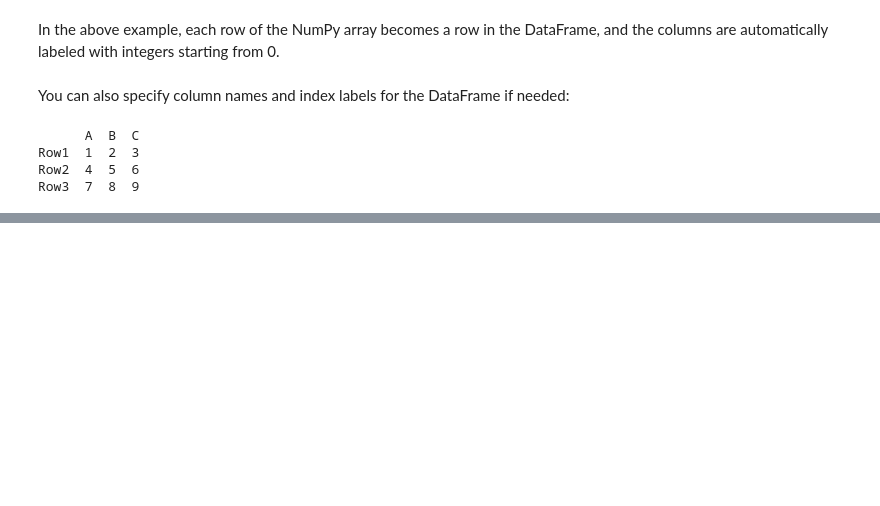
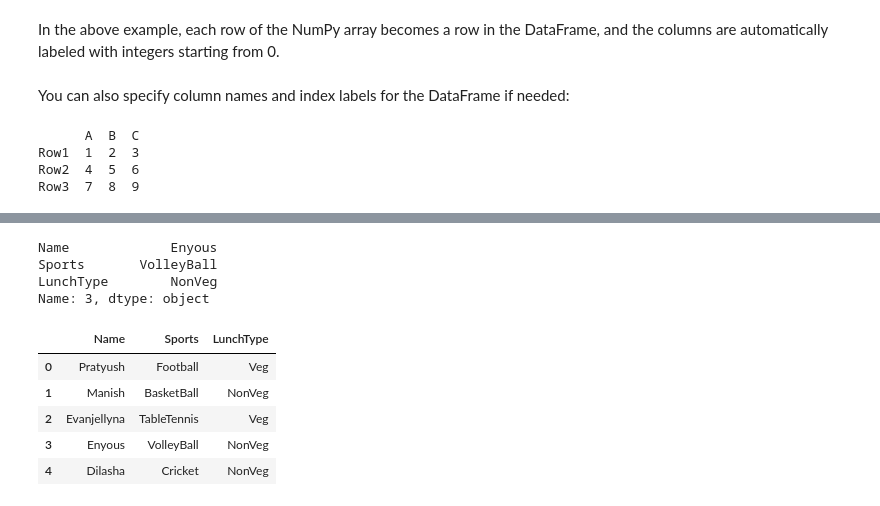
Before and after one commit to PrashantSBasnet/L3_Sem2, a Jupyter notebook: Week8/Intro_to_Panda.ipynb, the cells around one changed output, grey strips where cells are left out. Drawn from its saved outputs; the diff is of its cells as text; code cells hidden in the pictures; blank space fills up the shorter version.

```diff
--- a/Week8/Intro_to_Panda.ipynb
+++ b/Week8/Intro_to_Panda.ipynb
@@ -147,0 +262,9 @@ Row3  7  8  9
+# %%
+dict = {'Name':['Pratyush', 'Manish', 'Evanjellyna', 'Enyous'],
+        'Sports':['Football', 'BasketBall', 'TableTennis', 'VolleyBall'],
+        'LunchType':['Veg', 'NonVeg', 'Veg', 'NonVeg']
+       }
+
+df = pd.DataFrame(dict)
+
+display(df)
@@ -147,0 +277,21 @@ Row3  7  8  9
+# %%
+# Access the last row using loc[]
+last_row = df.loc[len(df.index) - 1]
+
+print(last_row)
+# %% [output]
+Name             Enyous
+Sports       VolleyBall
+LunchType        NonVeg
+Name: 3, dtype: object
+# %%
+df.loc[len(df.index)] = ['Dilasha', 'Cricket', 'NonVeg']
+
+display(df)
+# %% [output]
+|  | Name | Sports | LunchType |
+| 0 | Pratyush | Football | Veg |
+| 1 | Manish | BasketBall | NonVeg |
+| 2 | Evanjellyna | TableTennis | Veg |
+| 3 | Enyous | VolleyBall | NonVeg |
+| 4 | Dilasha | Cricket | NonVeg |
```
Also changed, not shown: parts of 14 cells of this notebook.
